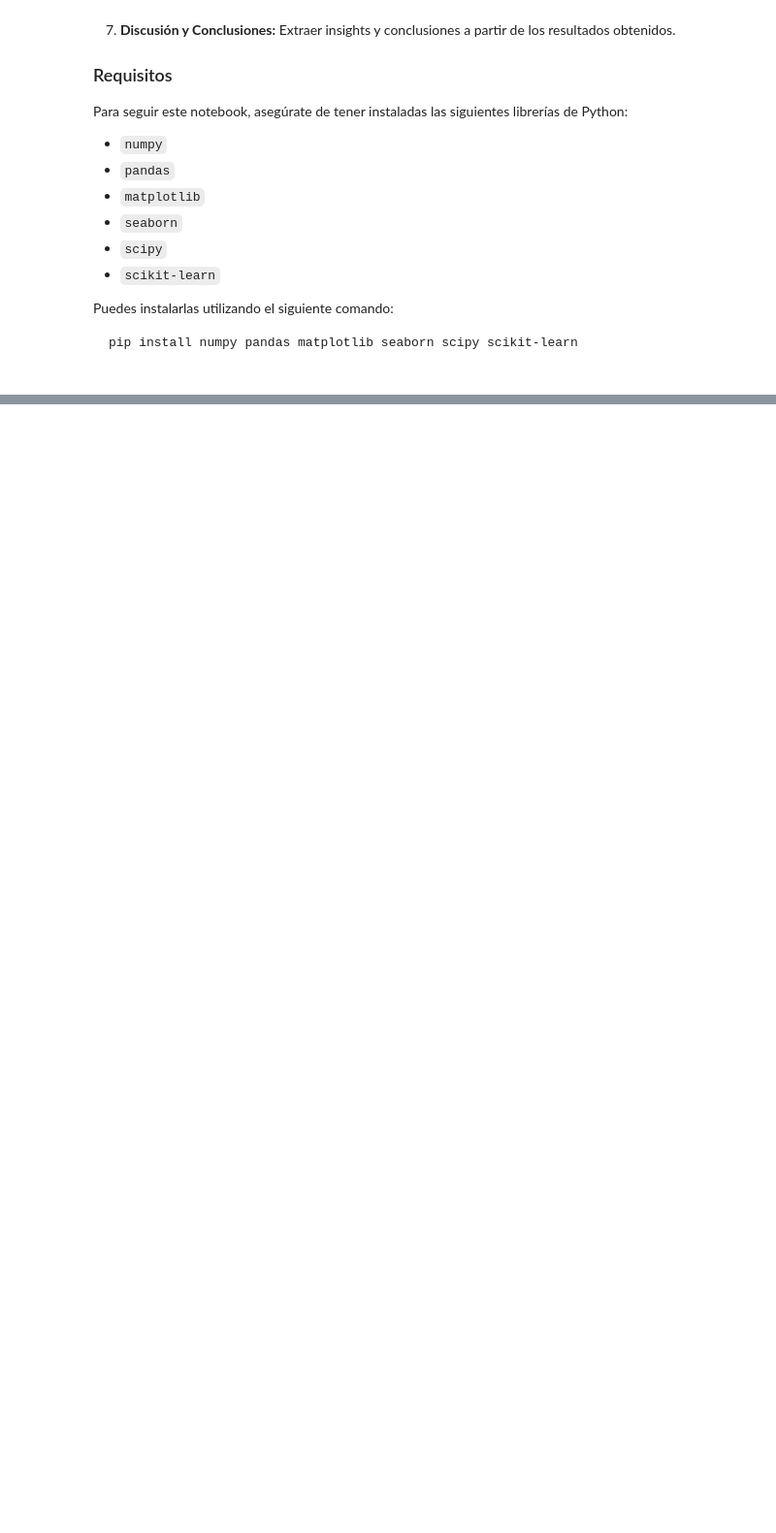
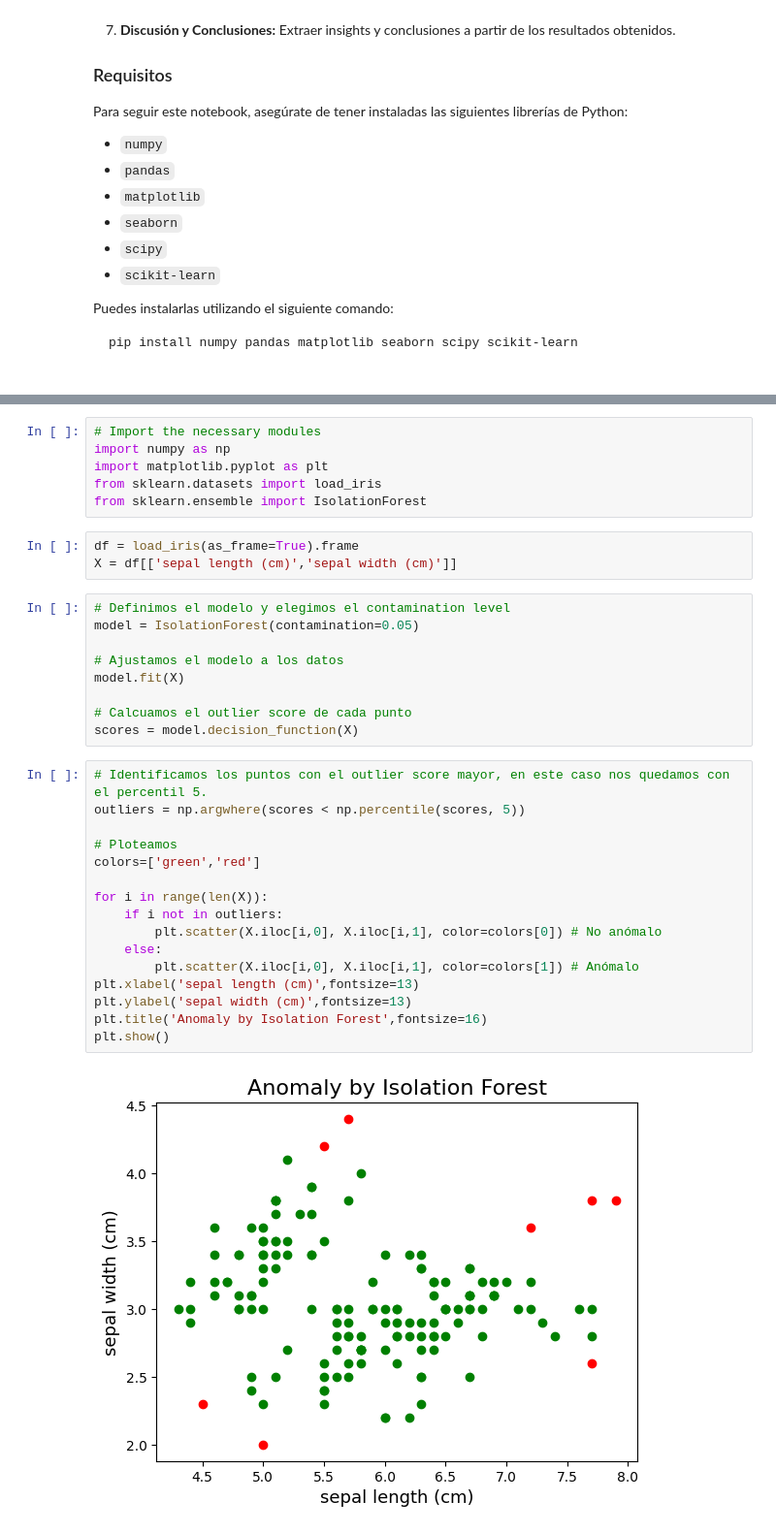
Before and after one commit to dtoralg/TheValley_MDS, a Jupyter notebook: notebooks/E2_Clustering_Jeraquico_con_IRIS.ipynb, the cells around one changed output, grey strips where cells are left out. Shown at 97% size. Cells and saved outputs as stored; diff of their text form; blank space fills up the shorter version.

```diff
--- a/notebooks/E2_Clustering_Jeraquico_con_IRIS.ipynb
+++ b/notebooks/E2_Clustering_Jeraquico_con_IRIS.ipynb
@@ -64,0 +150,36 @@ pip install numpy pandas matplotlib seaborn scipy scikit-learn
+# %%
+# Import the necessary modules
+import numpy as np
+import matplotlib.pyplot as plt
+from sklearn.datasets import load_iris
+from sklearn.ensemble import IsolationForest
+# %%
+df = load_iris(as_frame=True).frame
+X = df[['sepal length (cm)','sepal width (cm)']]
+# %%
+# Definimos el modelo y elegimos el contamination level
+model = IsolationForest(contamination=0.05)
+
+# Ajustamos el modelo a los datos
+model.fit(X)
+
+# Calcuamos el outlier score de cada punto
+scores = model.decision_function(X)
+# %%
+# Identificamos los puntos con el outlier score mayor, en este caso nos quedamos con el percentil 5.
+outliers = np.argwhere(scores < np.percentile(scores, 5))
+
+# Ploteamos
+colors=['green','red']
+
+for i in range(len(X)):
+    if i not in outliers:
+        plt.scatter(X.iloc[i,0], X.iloc[i,1], color=colors[0]) # No anómalo
+    else:
+        plt.scatter(X.iloc[i,0], X.iloc[i,1], color=colors[1]) # Anómalo
+plt.xlabel('sepal length (cm)',fontsize=13)
+plt.ylabel('sepal width (cm)',fontsize=13)
+plt.title('Anomaly by Isolation Forest',fontsize=16)
+plt.show()
+# %% [output]
+[figure, added]
```
Also changed, not shown: parts of 12 cells of this notebook.
